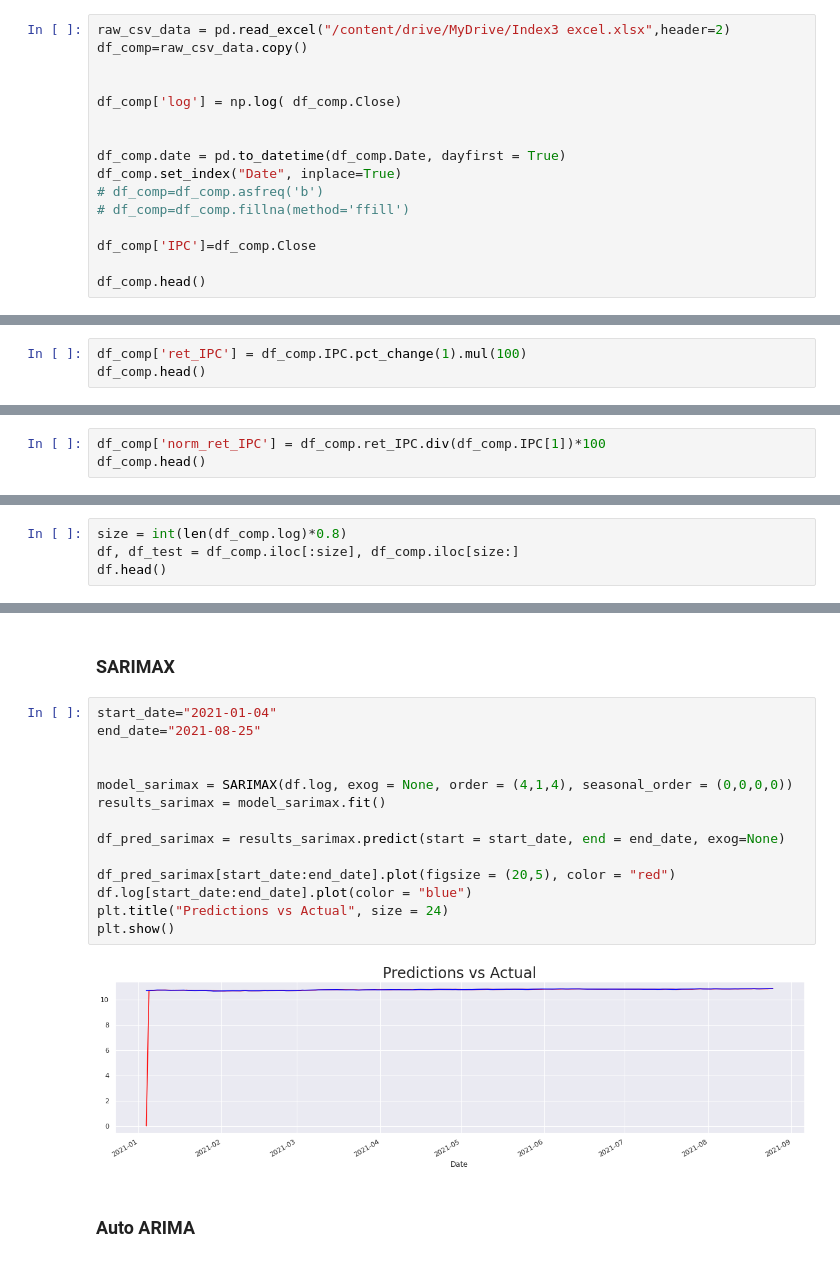
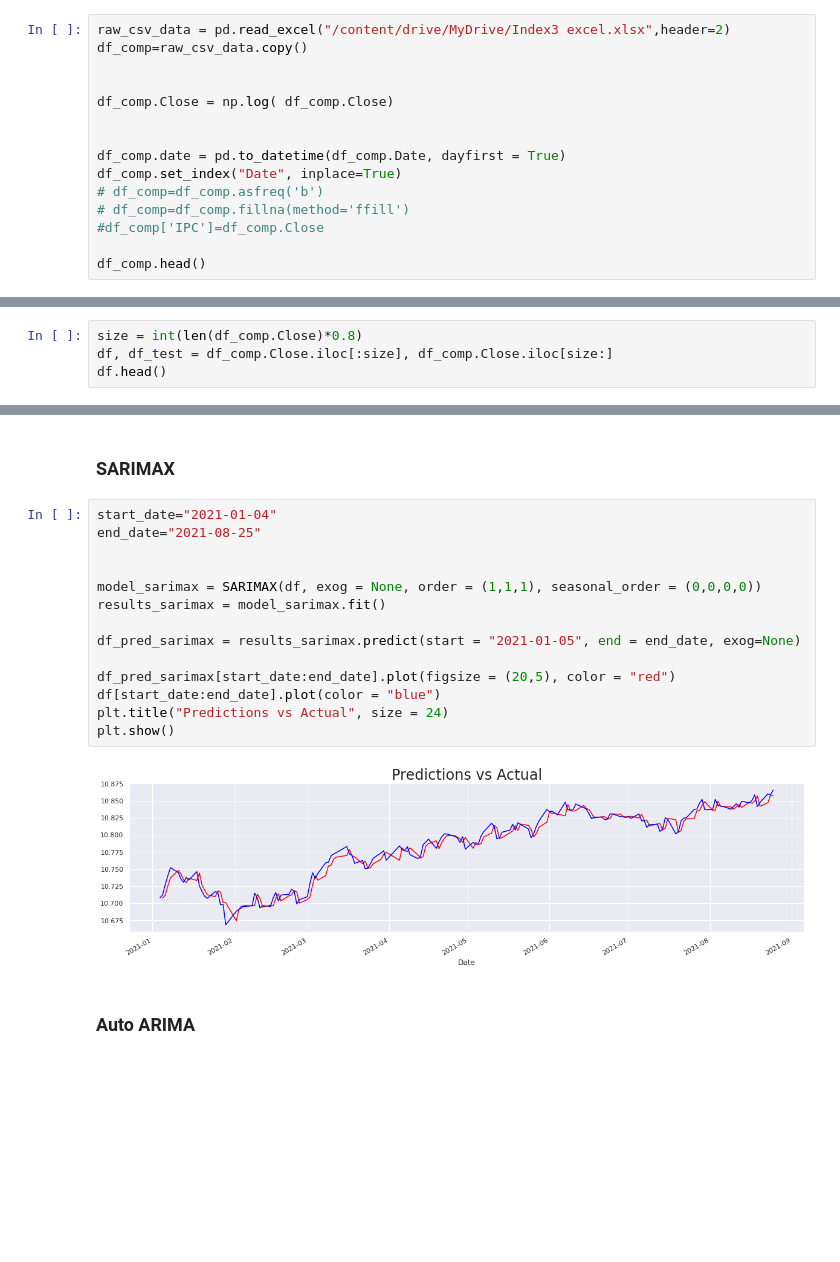
Before and after one commit to jjsalazarr/curso-series-temporales, a Jupyter notebook: 12. Prediciendo el futuro/Python/16_PrediciendoFuturo.ipynb, the cells around one changed output, grey strips where cells are left out. Saved outputs shown, nothing was run; the diff lists cells and outputs as text; blank space fills up the shorter version.

```diff
--- a/12. Prediciendo el futuro/Python/16_PrediciendoFuturo.ipynb
+++ b/12. Prediciendo el futuro/Python/16_PrediciendoFuturo.ipynb
@@ -52,15 +52,14 @@ raw_csv_data = pd.read_excel("/content/drive/MyDrive/Index3 excel.xlsx",header=2
 df_comp=raw_csv_data.copy()
 
 
-df_comp['log'] = np.log( df_comp.Close)
+df_comp.Close = np.log( df_comp.Close)
 
 
 df_comp.date = pd.to_datetime(df_comp.Date, dayfirst = True)
 df_comp.set_index("Date", inplace=True)
 # df_comp=df_comp.asfreq('b')
 # df_comp=df_comp.fillna(method='ffill')
-
-df_comp['IPC']=df_comp.Close
+#df_comp['IPC']=df_comp.Close
 
 df_comp.head()
 # %% [output]
@@ -81,5 +80,2 @@ adf_test.should_diff(df_comp.Close)
 # %% [markdown]
 ## Creating Returns
-# %%
-df_comp['ret_IPC'] = df_comp.IPC.pct_change(1).mul(100)
-df_comp.head()
@@ -94,3 +81,0 @@ df_comp.head()
-# %%
-df_comp['norm_ret_IPC'] = df_comp.ret_IPC.div(df_comp.IPC[1])*100
-df_comp.head()
@@ -105,7 +82,7 @@ df_comp.head()
 # %% [markdown]
 ## Splitting the Data
 # %%
-size = int(len(df_comp.log)*0.8)
-df, df_test = df_comp.iloc[:size], df_comp.iloc[size:]
+size = int(len(df_comp.Close)*0.8)
+df, df_test = df_comp.Close.iloc[:size], df_comp.Close.iloc[size:]
 df.head()
 # %% [output]
@@ -198,19 +175,19 @@ plt.show()
 # %%
 start_date="2021-01-04"
 end_date="2021-08-25"
 
 
-model_sarimax = SARIMAX(df.log, exog = None, order = (4,1,4), seasonal_order = (0,0,0,0))
+model_sarimax = SARIMAX(df, exog = None, order = (1,1,1), seasonal_order = (0,0,0,0))
 results_sarimax = model_sarimax.fit()
 
-df_pred_sarimax = results_sarimax.predict(start = start_date, end = end_date, exog=None)
+df_pred_sarimax = results_sarimax.predict(start = "2021-01-05", end = end_date, exog=None)
 
 df_pred_sarimax[start_date:end_date].plot(figsize = (20,5), color = "red")
-df.log[start_date:end_date].plot(color = "blue")
+df[start_date:end_date].plot(color = "blue")
 plt.title("Predictions vs Actual", size = 24)
 plt.show()
 # %% [output]
-[figure, old version]
+[figure, new version]
 # %% [markdown]
 ### Auto ARIMA
 # %%
```
Also changed, not shown: parts of 15 cells of this notebook.
